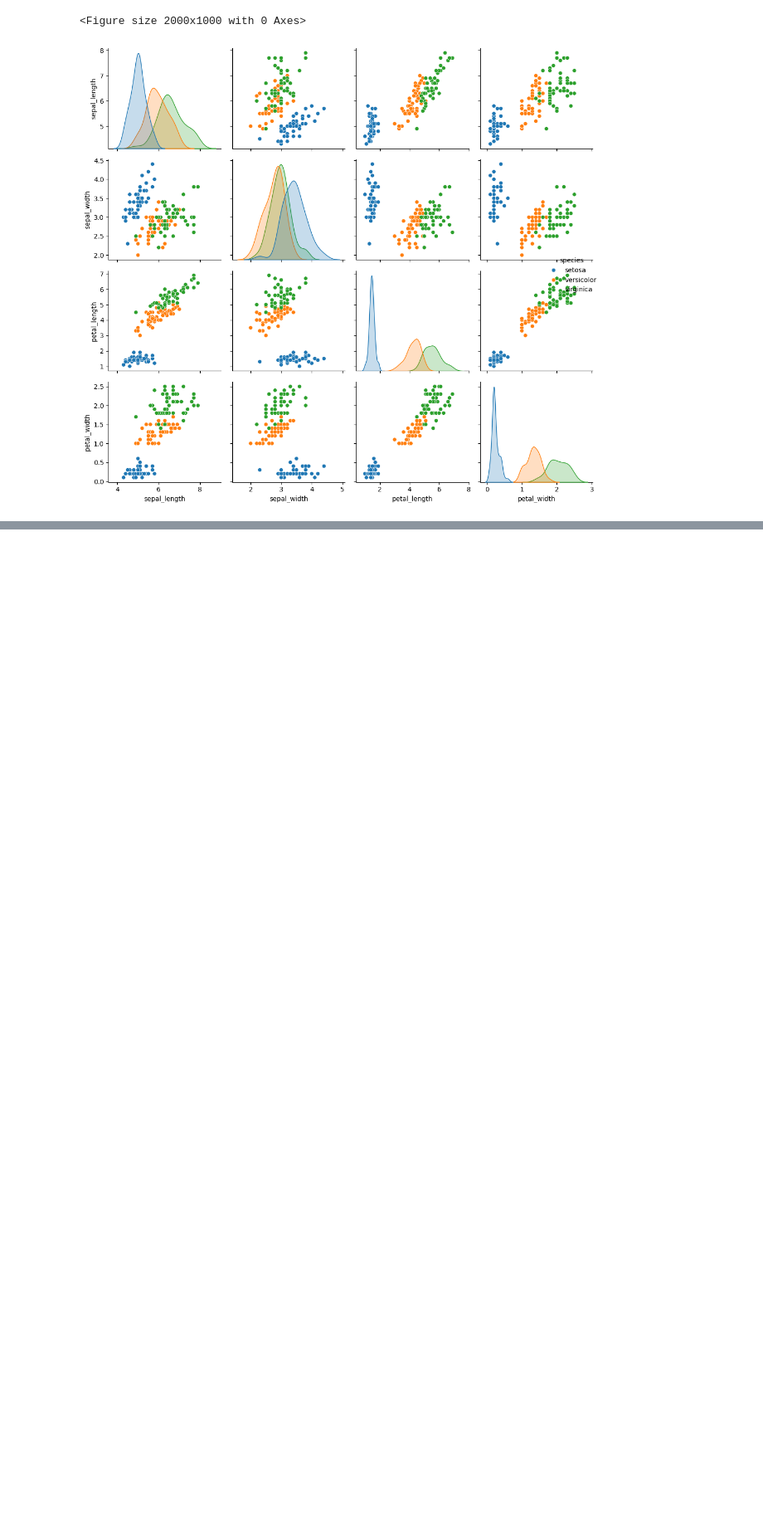
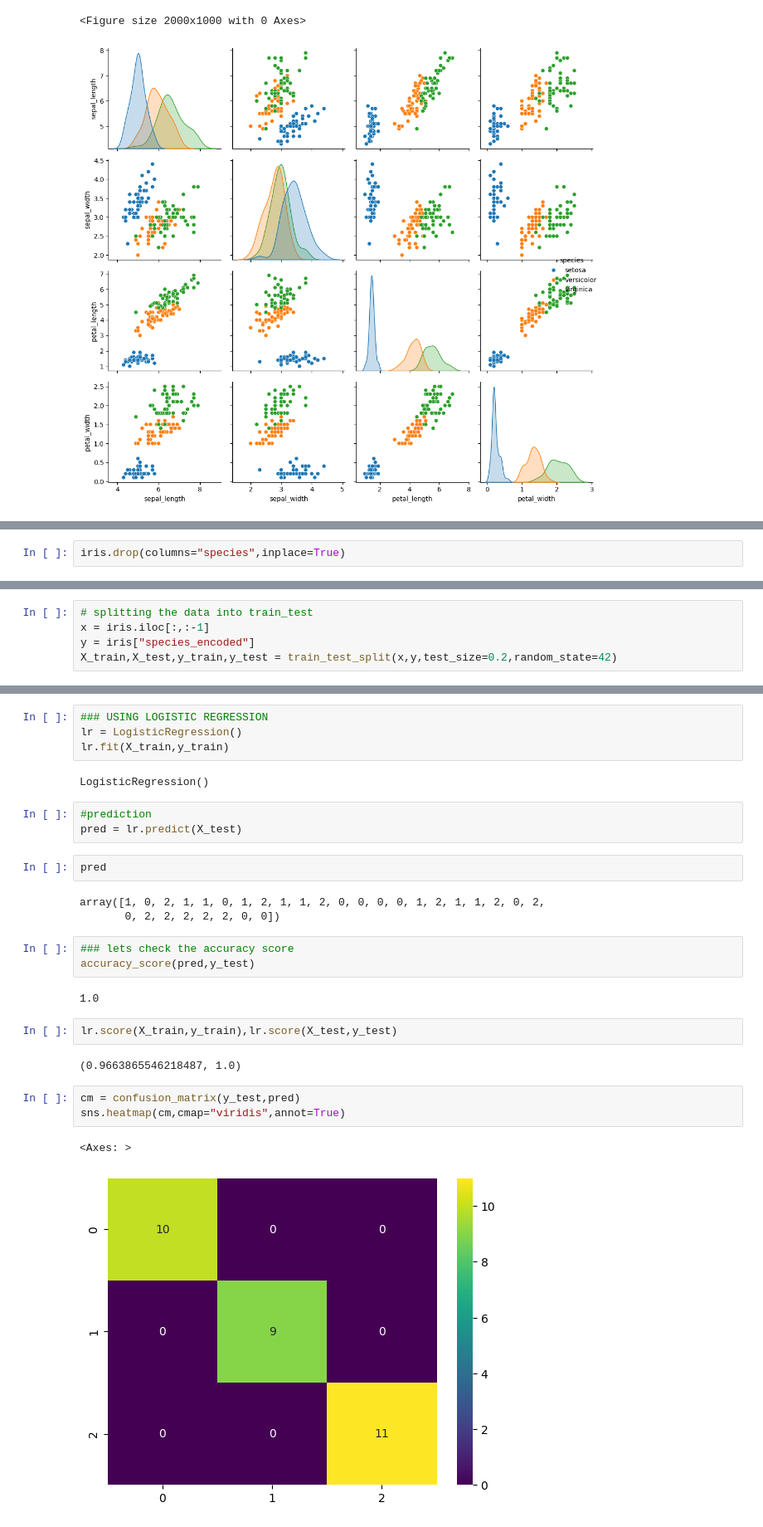
Before and after one commit to hahahang0/MLPracFromKaggle, a Jupyter notebook: iris/practical.ipynb, the cells around one changed output, grey strips where cells are left out. Shown at 83% size. Saved outputs shown, nothing was run; the diff lists cells and outputs as text; blank space fills up the shorter version.

```diff
--- a/iris/practical.ipynb
+++ b/iris/practical.ipynb
@@ -142,0 +116,2 @@ lr = LogisticRegression()
+# %%
+iris.drop(columns="species",inplace=True)
@@ -142,0 +127,5 @@ lr = LogisticRegression()
+# %%
+# splitting the data into train_test
+x = iris.iloc[:,:-1]
+y = iris["species_encoded"]
+X_train,X_test,y_train,y_test = train_test_split(x,y,test_size=0.2,random_state=42)
@@ -142,0 +136,29 @@ lr = LogisticRegression()
+# %%
+### USING LOGISTIC REGRESSION
+lr = LogisticRegression()
+lr.fit(X_train,y_train)
+# %% [output]
+LogisticRegression()
+# %%
+#prediction
+pred = lr.predict(X_test)
+# %%
+pred
+# %% [output]
+array([1, 0, 2, 1, 1, 0, 1, 2, 1, 1, 2, 0, 0, 0, 0, 1, 2, 1, 1, 2, 0, 2,
+       0, 2, 2, 2, 2, 2, 0, 0])
+# %%
+### lets check the accuracy score
+accuracy_score(pred,y_test)
+# %% [output]
+1.0
+# %%
+lr.score(X_train,y_train),lr.score(X_test,y_test)
+# %% [output]
+(0.9663865546218487, 1.0)
+# %%
+cm = confusion_matrix(y_test,pred)
+sns.heatmap(cm,cmap="viridis",annot=True)
+# %% [output]
+<Axes: >
+[figure, added]
```
Also changed, not shown: parts of 13 cells of this notebook.
